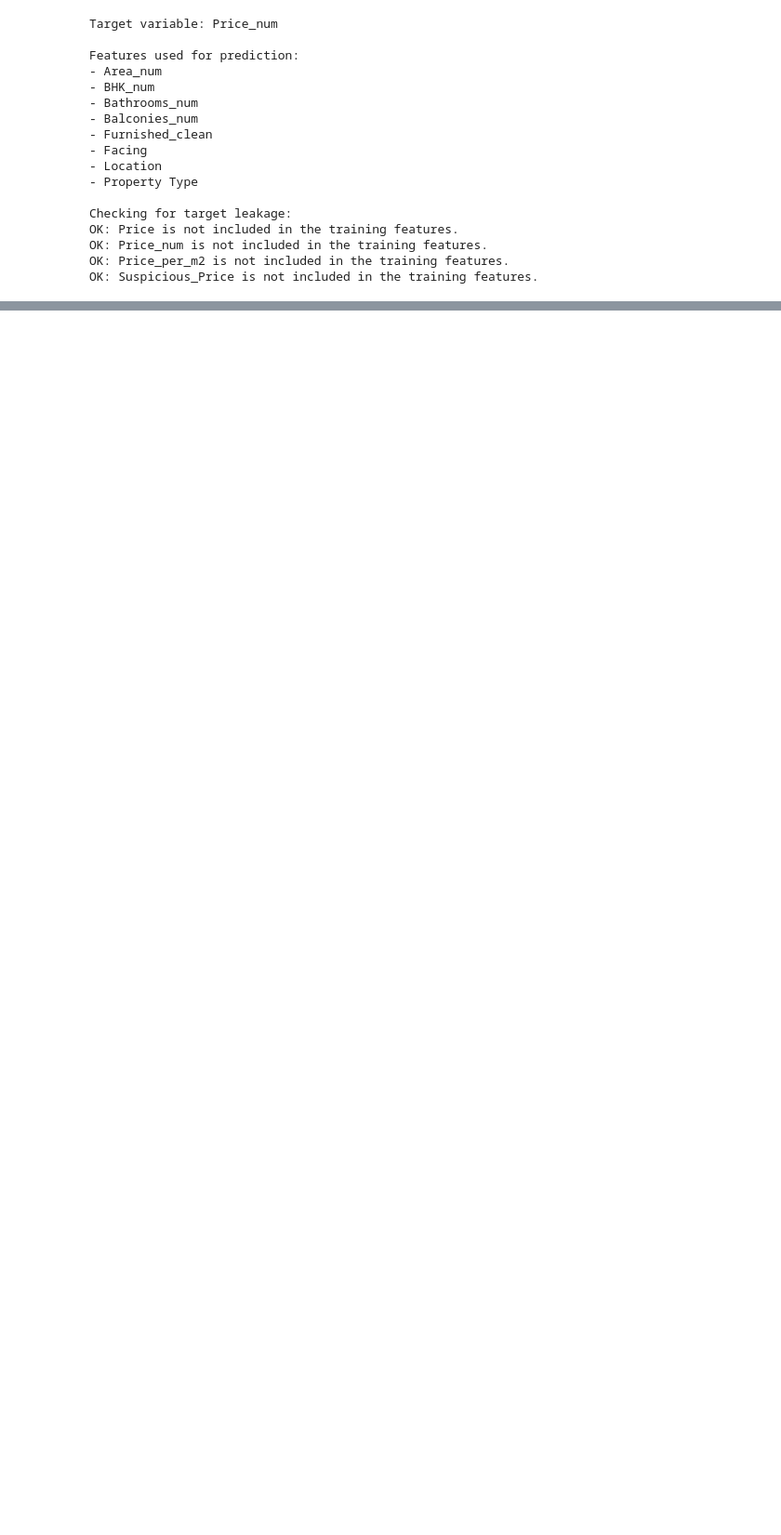
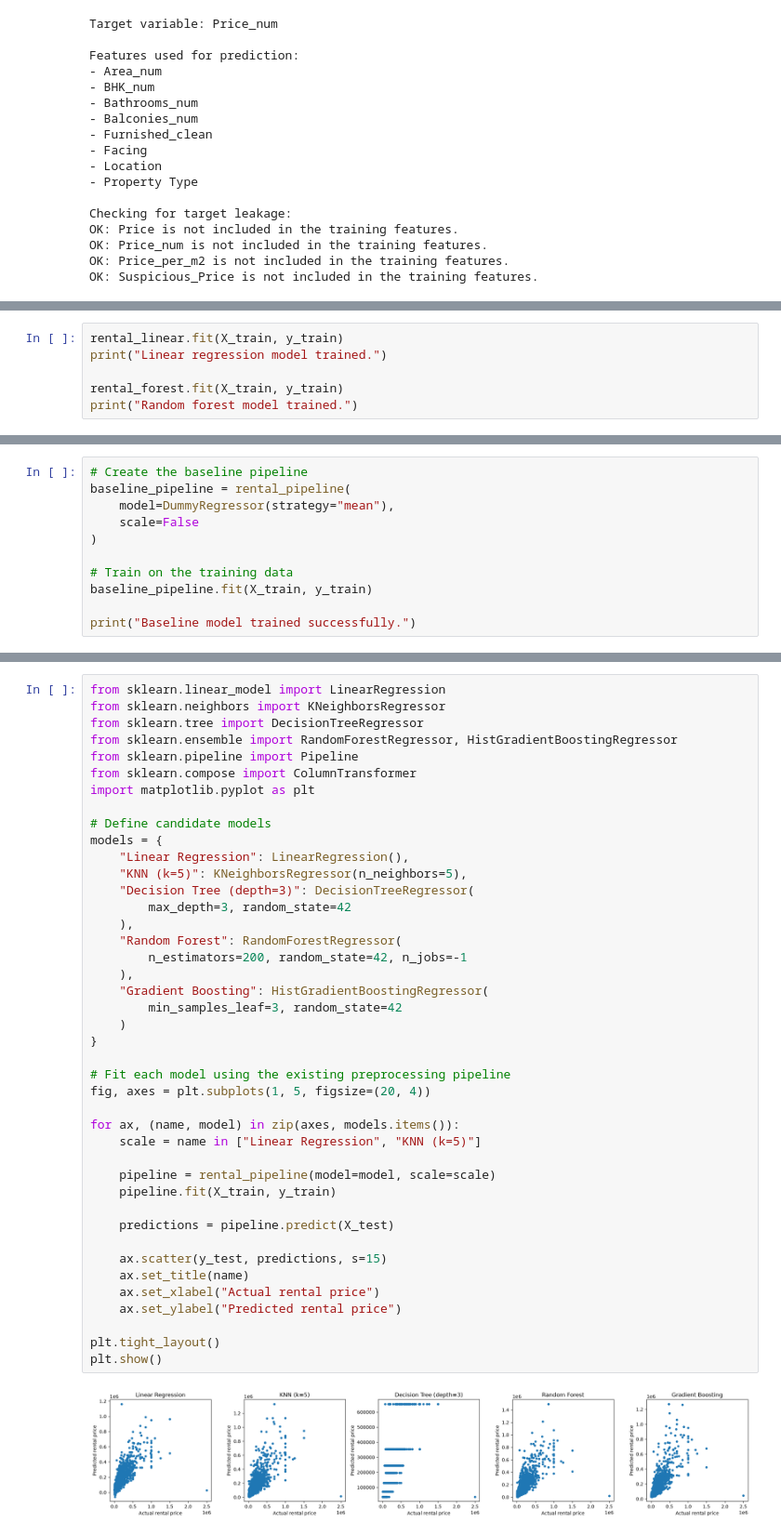
Before and after one commit to iaac-maai/group-3-day2-assignment, a Jupyter notebook: notebooks/supervised_learning.ipynb, the cells around one changed output, grey strips where cells are left out. Shown at 93% size. Saved outputs shown, nothing was run; the diff lists cells and outputs as text; blank space fills up the shorter version.

Commit message:
Merge Mumbai rental analysis and model evaluation

```diff
--- a/notebooks/supervised_learning.ipynb
+++ b/notebooks/supervised_learning.ipynb
@@ -844,0 +1536,6 @@ OK: Suspicious_Price is not included in the training features.
+# %%
+rental_linear.fit(X_train, y_train)
+print("Linear regression model trained.")
+
+rental_forest.fit(X_train, y_train)
+print("Random forest model trained.")
@@ -844,0 +1624,11 @@ OK: Suspicious_Price is not included in the training features.
+# %%
+# Create the baseline pipeline
+baseline_pipeline = rental_pipeline(
+    model=DummyRegressor(strategy="mean"),
+    scale=False
+)
+
+# Train on the training data
+baseline_pipeline.fit(X_train, y_train)
+
+print("Baseline model trained successfully.")
@@ -844,0 +1670,44 @@ OK: Suspicious_Price is not included in the training features.
+# %%
+from sklearn.linear_model import LinearRegression
+from sklearn.neighbors import KNeighborsRegressor
+from sklearn.tree import DecisionTreeRegressor
+from sklearn.ensemble import RandomForestRegressor, HistGradientBoostingRegressor
+from sklearn.pipeline import Pipeline
+from sklearn.compose import ColumnTransformer
+import matplotlib.pyplot as plt
+
+# Define candidate models
+models = {
+    "Linear Regression": LinearRegression(),
+    "KNN (k=5)": KNeighborsRegressor(n_neighbors=5),
+    "Decision Tree (depth=3)": DecisionTreeRegressor(
+        max_depth=3, random_state=42
+    ),
+    "Random Forest": RandomForestRegressor(
+        n_estimators=200, random_state=42, n_jobs=-1
+    ),
+    "Gradient Boosting": HistGradientBoostingRegressor(
+        min_samples_leaf=3, random_state=42
+    )
+}
+
+# Fit each model using the existing preprocessing pipeline
+fig, axes = plt.subplots(1, 5, figsize=(20, 4))
+
+for ax, (name, model) in zip(axes, models.items()):
+    scale = name in ["Linear Regression", "KNN (k=5)"]
+
+    pipeline = rental_pipeline(model=model, scale=scale)
+    pipeline.fit(X_train, y_train)
+
+    predictions = pipeline.predict(X_test)
+
+    ax.scatter(y_test, predictions, s=15)
+    ax.set_title(name)
+    ax.set_xlabel("Actual rental price")
+    ax.set_ylabel("Predicted rental price")
+
+plt.tight_layout()
+plt.show()
+# %% [output]
+[figure, added]
```
Also changed, not shown: parts of 113 cells of this notebook.
